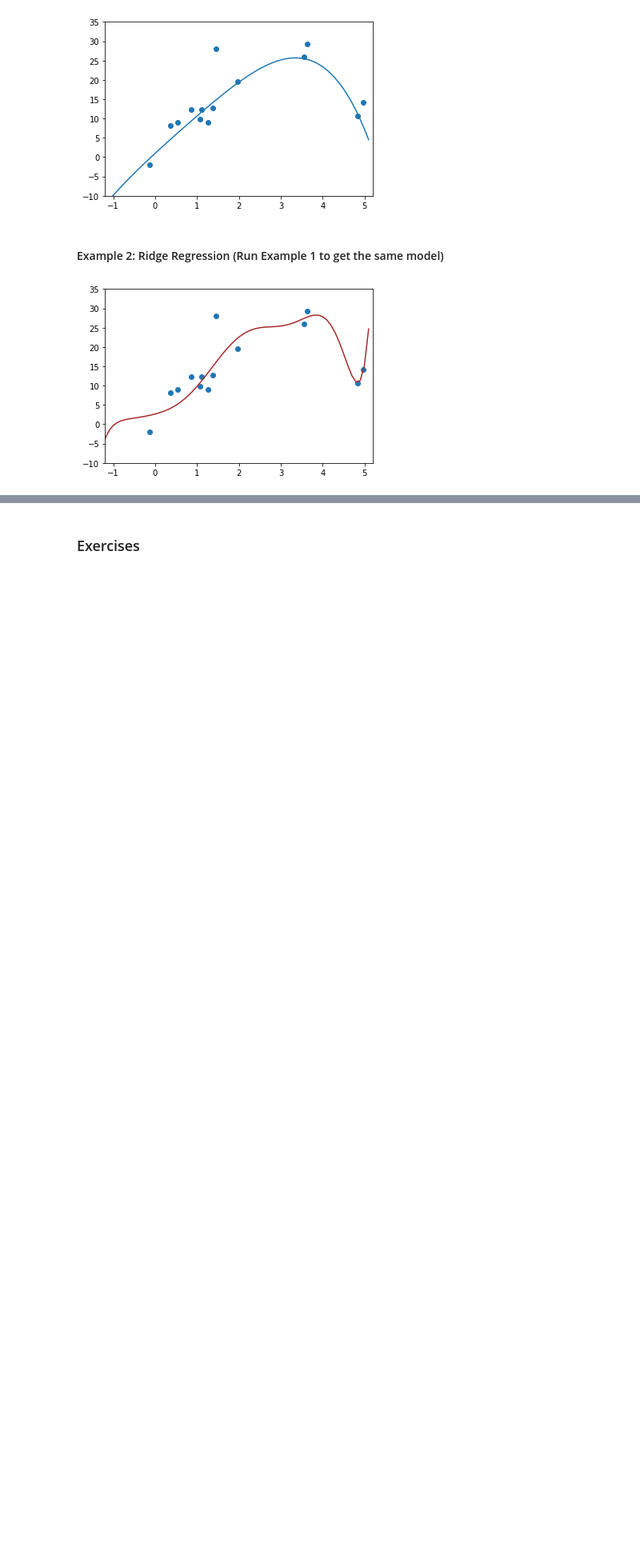
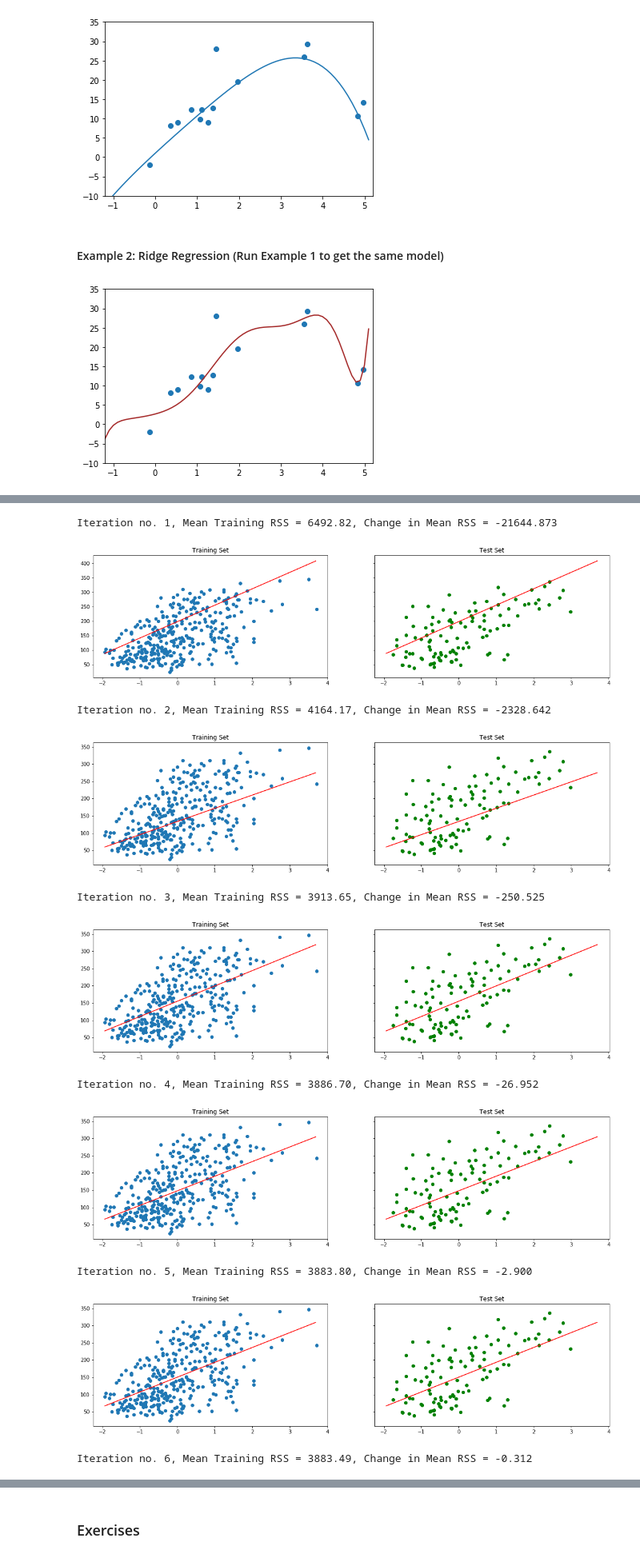
Before and after one commit to MohamedAbdelsalam9/CIE417, a Jupyter notebook: Tutorials/Lab2_Linear_Regression.ipynb, the cells around one changed output, grey strips where cells are left out. Shown: that part at 80% size. Drawn from its saved outputs; the diff is of its cells as text; code cells hidden in the pictures; blank space fills up the shorter version.

```diff
--- a/Tutorials/Lab2_Linear_Regression.ipynb
+++ b/Tutorials/Lab2_Linear_Regression.ipynb
@@ -198,0 +197,14 @@ while (update > 4):
+# %%
+#Initialize parameters and hyperparameters
+train_size = X_diabetes_augmented.shape[0]
+test_size = x_diabetes_test.shape[0]
+
+beta_old = np.random.uniform(0,0.2,(degree+1))
+beta_new = beta_old
+
+loss_old = (y_diabetes_train_val - np.dot(X_diabetes_augmented, beta_old))
+loss_old = np.dot(loss_old.T,loss_old) / train_size
+
+delta_loss = -10000 #difference between new loss and old loss
+iteration = 0
+max_iterations = 30 #stop after how many iterations if the solution didn't converge
@@ -198,0 +213,52 @@ while (update > 4):
+# %%
+while (delta_loss < -0.01 and iteration < max_iterations): #stop condition
+    gradient_loss = np.asarray(2 * np.dot(np.dot(X_diabetes_augmented.T, X_diabetes_augmented), beta_old)
+                               - 2 * np.dot(X_diabetes_augmented.T, y_diabetes_train_val))
+
+    beta_new = beta_old - learning_rate * gradient_loss
+
+    loss_new = (y_diabetes_train_val - np.dot(X_diabetes_augmented, beta_new))
+    loss_new = np.dot(loss_new.T,loss_new) / train_size
+    delta_loss = loss_new - loss_old
+    loss_old = loss_new
+
+    beta_old = beta_new
+
+    iteration += 1
+
+    print(f"Iteration no. {iteration}, Mean Training RSS = {loss_new:.2f}, Change in Mean RSS = {delta_loss:.3f}")
+
+    #plot the data
+    f, (ax1, ax2) = plt.subplots(1, 2, sharey=True, sharex = True)
+    ax1.scatter(X_diabetes_augmented[:,1], y_diabetes_train_val, c="C0")
+    ax1.set_title('Training Set')
+    ax2.scatter(X_diabetes_test_augmented[:,1], y_diabetes_test, c="green")
+    ax2.set_title('Test Set')
+    f.set_size_inches(18.5, 4.5)
+
+    #plot the line
+    limits = [min(x_diabetes_train_val), max(x_diabetes_train_val)]
+    x_lim_ = np.arange(limits[0], limits[1], 0.01)
+    A_lim_ = create_basis(x_lim_, degree = degree)
+    A_lim_[:,1:] = (A_lim_[:,1:] - x_mean) / x_std
+    y_lim_ = np.dot(A_lim_, beta_new)
+    ax1.plot(A_lim_[:,1], y_lim_, c="red")
+    ax2.plot(A_lim_[:,1], y_lim_, c="red")
+
+    plt.show()
+
+test_loss = (y_diabetes_test - np.dot(X_diabetes_test_augmented, beta_new))
+test_loss = np.dot(test_loss.T,test_loss) / test_size
+print(f"Mean Test RSS = {test_loss:.2f}")
+# %% [output]
+Iteration no. 1, Mean Training RSS = 6492.82, Change in Mean RSS = -21644.873
+[figure, added]
+Iteration no. 2, Mean Training RSS = 4164.17, Change in Mean RSS = -2328.642
+[figure, added]
+Iteration no. 3, Mean Training RSS = 3913.65, Change in Mean RSS = -250.525
+[figure, added]
+Iteration no. 4, Mean Training RSS = 3886.70, Change in Mean RSS = -26.952
+[figure, added]
+Iteration no. 5, Mean Training RSS = 3883.80, Change in Mean RSS = -2.900
+[figure, added]
+Iteration no. 6, Mean Training RSS = 3883.49, Change in Mean RSS = -0.312
```
Also changed, not shown: parts of 33 cells of this notebook.
